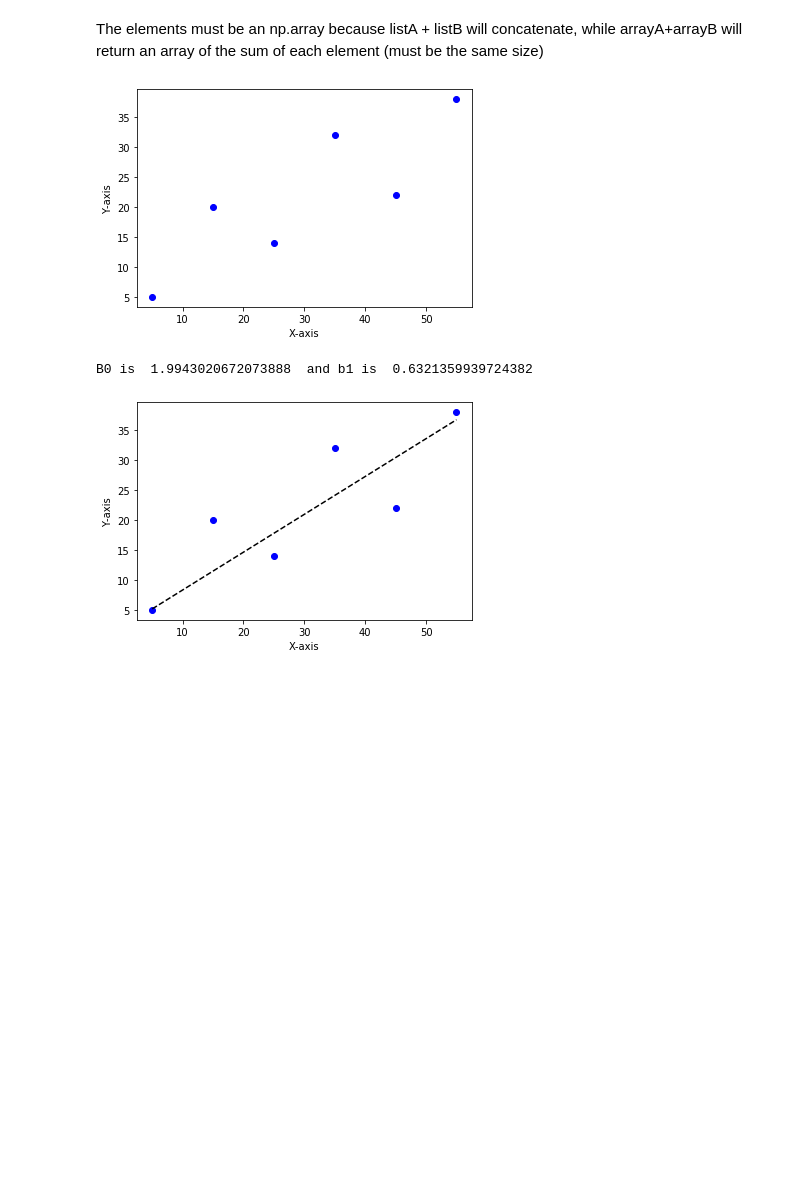
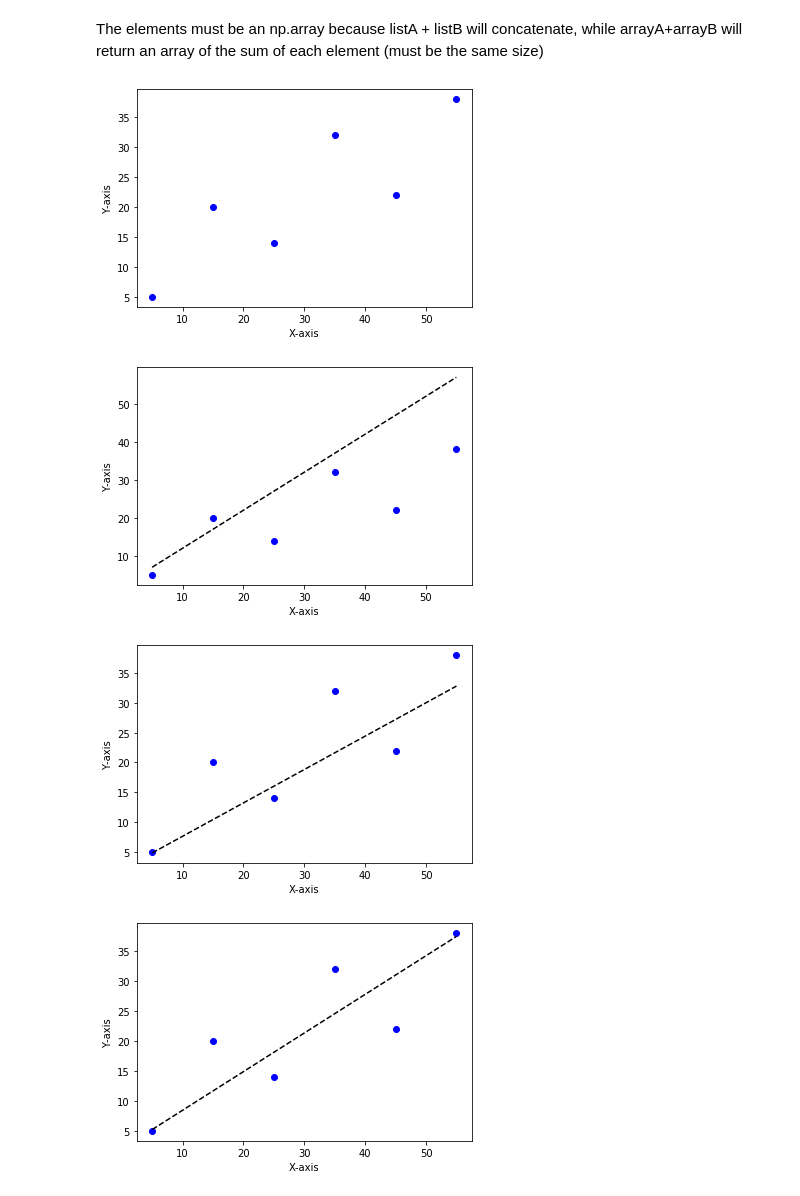
Before and after one commit to leonorbt/DataScience-under-the-hood, a Jupyter notebook: gradient-descent/gradient_descent.ipynb, the cells around one changed output. Cells and saved outputs as stored; diff of their text form; code cells hidden in the pictures; blank space fills up the shorter version.

```diff
--- a/gradient-descent/gradient_descent.ipynb
+++ b/gradient-descent/gradient_descent.ipynb
@@ -83,15 +103,37 @@ def regression(x, y, b0, b1):
+# %%
+# this function returns the parameters b0 and b1 that create the linear regression
+# closer to obs_x and obs_y
+# the starting point is an initial selection for the parameters that is updated
+# until the improvement is marginal (below tolerance) or the model has been run
+# enough times
+def gradient_descent(gradient_vector, obs_x, obs_y, starting_point,
+		learning_rate=0.0005, max_iter=100, tolerance=0.001):
+	position = starting_point
+	scatter_plot(obs_x, obs_y)
+	if max_iter < 1:
+		raise ValueError("The number of iterations should be greater than 0")
+	if tolerance < 0:
+		raise ValueError("The tolerance can't be negative")
+	if learning_rate <= 0:
+		raise ValueError("The learning rate has to be greater than 0, otherwise you ain't learning")
+	i = 0
+	while i < max_iter:
+		movement = learning_rate * np.array(gradient_vector(obs_x, obs_y, position))
+		if below_tolerance(movement, tolerance):
+			break
+		position -= movement
+		regression(obs_x, obs_y, position[0], position[1])
+	return position
 # %% [markdown]
 The elements must be an np.array because listA + listB will concatenate, while arrayA+arrayB will return an array of the sum of each element (must be the same size)
 # %%
 x = np.array([5, 15, 25, 35, 45, 55])
 y = np.array([5, 20, 14, 32, 22, 38])
 
-scatter_plot(x, y)
 b0, b1 = gradient_descent(gradient_vector = gradient_vector, obs_x = x, obs_y = y,
 	starting_point=[2,1])
-print("B0 is ", b0, " and b1 is ", b1)
-regression(x, y, b0, b1)
 # %% [output]
 [figure]
-B0 is  1.9943020672073888  and b1 is  0.6321359939724382
-[figure, old version]
+[figure, new version]
+[figure, added]
+[figure, added]
```
Also changed, not shown: parts of 4 cells of this notebook.
